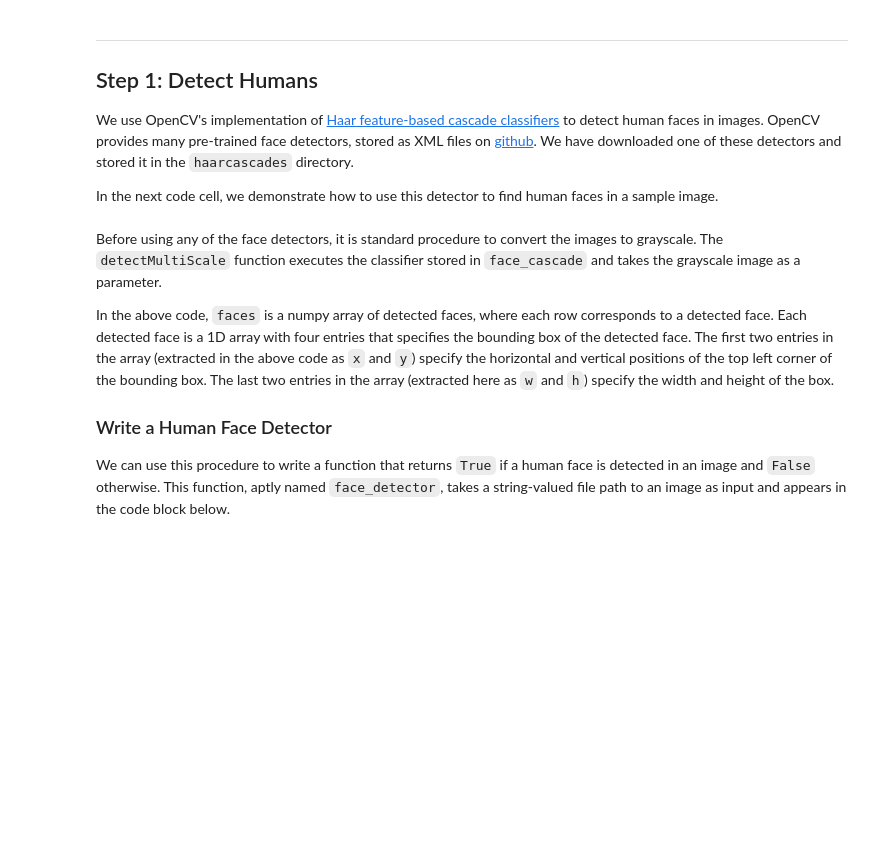
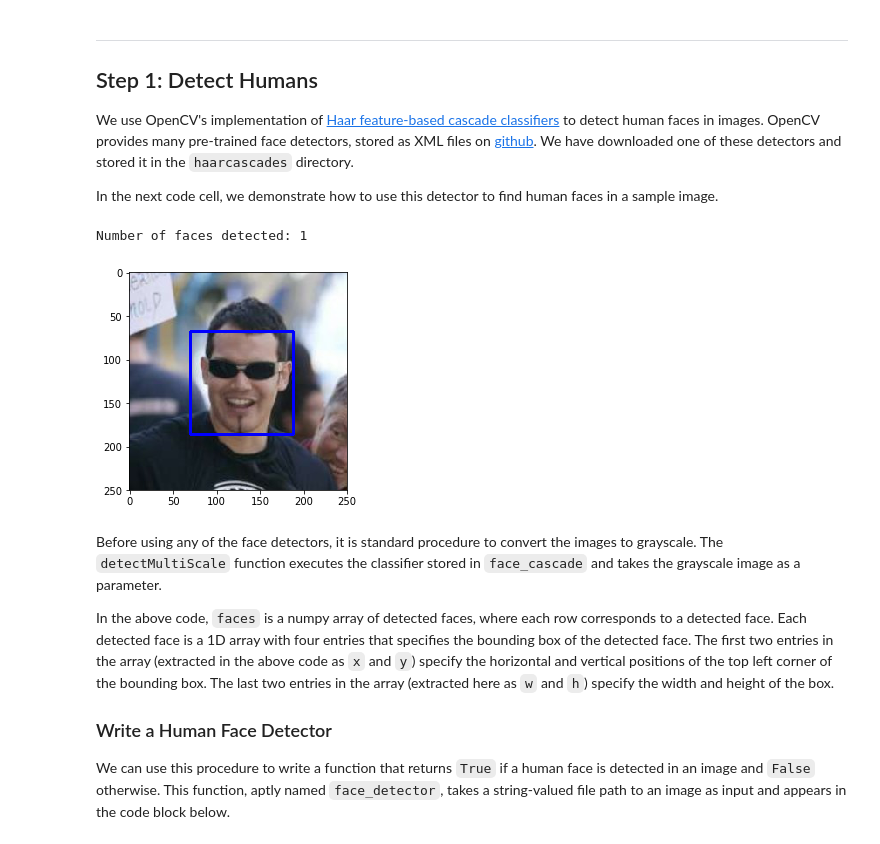
Before and after one commit to larsjaakko/dog-project, a Jupyter notebook: dog_app.ipynb, the cells around one changed output. Saved outputs shown, nothing was run; the diff lists cells and outputs as text; code cells hidden in the pictures; blank space fills up the shorter version.

```diff
--- a/dog_app.ipynb
+++ b/dog_app.ipynb
@@ -107,33 +114,36 @@ In the next code cell, we demonstrate how to use this detector to find human fac
 # %%
 import cv2
 import matplotlib.pyplot as plt
 %matplotlib inline
 
 # extract pre-trained face detector
 face_cascade = cv2.CascadeClassifier('haarcascades/haarcascade_frontalface_alt.xml')
 
 # load color (BGR) image
-img = cv2.imread(human_files[3])
+img = cv2.imread(human_files[6])
 # convert BGR image to grayscale
 gray = cv2.cvtColor(img, cv2.COLOR_BGR2GRAY)
 
 # find faces in image
 faces = face_cascade.detectMultiScale(gray)
 
 # print number of faces detected in the image
 print('Number of faces detected:', len(faces))
 
 # get bounding box for each detected face
 for (x,y,w,h) in faces:
     # add bounding box to color image
     cv2.rectangle(img,(x,y),(x+w,y+h),(255,0,0),2)
 
 # convert BGR image to RGB for plotting
 cv_rgb = cv2.cvtColor(img, cv2.COLOR_BGR2RGB)
 
 # display the image, along with bounding box
 plt.imshow(cv_rgb)
 plt.show()
+# %% [output]
+Number of faces detected: 1
+[figure, added]
 # %% [markdown]
 Before using any of the face detectors, it is standard procedure to convert the images to grayscale.  The `detectMultiScale` function executes the classifier stored in `face_cascade` and takes the grayscale image as a parameter.
 
```
Also changed, not shown: parts of 48 cells of this notebook, 14 other files.
